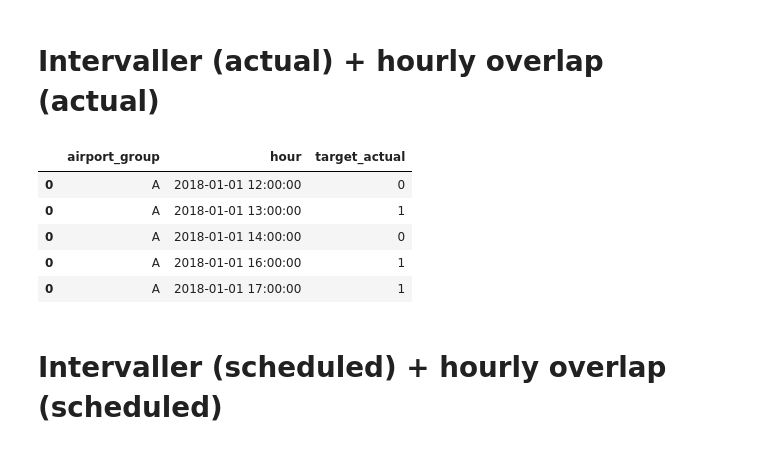
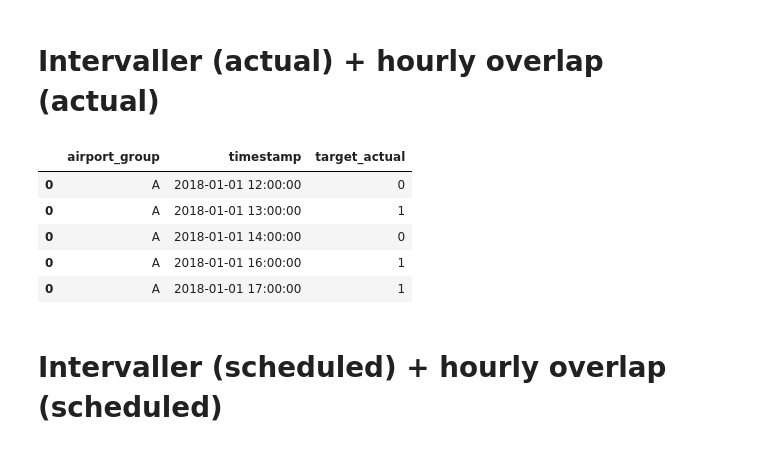
Before and after one commit to JakobBerg-Projects/avinor-ai, a Jupyter notebook: src/preprocessing.ipynb, the cells around one changed output. Drawn from its saved outputs; the diff is of its cells as text; code cells hidden in the pictures.

```diff
--- a/src/preprocessing.ipynb
+++ b/src/preprocessing.ipynb
@@ -49,6 +49,7 @@ def handle_wrong_times(df: pd.DataFrame) -> pd.DataFrame:
     print(f"Beholdt: {n2}")
 
     return df2
+
 def build_full_grid(df: pd.DataFrame, prediction:bool) -> pd.DataFrame:
     groups = pd.concat([df["dep_airport_group"], df["arr_airport_group"]]).dropna().unique()
     if prediction:
@@ -58,7 +59,7 @@ def build_full_grid(df: pd.DataFrame, prediction:bool) -> pd.DataFrame:
         tmin = pd.to_datetime(df[["std","sta","atd","ata"]].min(numeric_only=False).min()).floor("h")
         tmax = pd.to_datetime(df[["std","sta","atd","ata"]].max(numeric_only=False).max()).ceil("h")
     all_hours = pd.date_range(tmin, tmax, freq="h")
-    return pd.MultiIndex.from_product([groups, all_hours], names=["airport_group","hour"]).to_frame(index=False)
+    return pd.MultiIndex.from_product([groups, all_hours], names=["airport_group","timestamp"]).to_frame(index=False)
 
 def make_intervals(df: pd.DataFrame, actual: bool = True) -> pd.DataFrame:
     if actual:
@@ -98,11 +99,11 @@ def expand_to_hours(intervals: pd.DataFrame) -> pd.DataFrame:
         hour_end = row["end"].floor("h")
         hours = pd.date_range(hour_start, hour_end, freq="h")
         for h in hours:
-            rows.append({**row, "hour": h})
+            rows.append({**row, "timestamp": h})
     return pd.DataFrame(rows)
 
 def hourly_overlap_group(group: pd.DataFrame) -> pd.DataFrame:
-    hour = group["hour"].iloc[0]
+    hour = group["timestamp"].iloc[0]
     airport = group["airport_group"].iloc[0]
     events = []
     for _, row in group.iterrows():
@@ -115,7 +116,7 @@ def hourly_overlap_group(group: pd.DataFrame) -> pd.DataFrame:
         if active > 1:
             overlap = 1
             break
-    return pd.DataFrame([{"airport_group": airport, "hour": hour, "target": overlap}])
+    return pd.DataFrame([{"airport_group": airport, "timestamp": hour, "target": overlap}])
 
 
 
@@ -131,7 +132,7 @@ def make_hourly_features_from(intervals_any: pd.DataFrame) -> pd.DataFrame:
     else:
         df["airline"] = ""
 
-    feats = df.groupby(["airport_group", "hour"]).agg(
+    feats = df.groupby(["airport_group", "timestamp"]).agg(
         flights_cnt     = ("flight_id", "count"),
         avg_duration    = ("duration_min", "mean"),
         max_duration    = ("duration_min", "max"),
@@ -142,20 +143,25 @@ def make_hourly_features_from(intervals_any: pd.DataFrame) -> pd.DataFrame:
     ).reset_index()
 
     return feats
-
-    feats["dow"]     = feats["hour"].dt.dayofweek
-    feats["holiday"] = feats["hour"].apply(lambda x: x.date() in no_holidays)
-    feats["month"]   = feats["hour"].dt.month
-    feats["hournum"] = feats["hour"].dt.hour
+def add_time_features(feats: pd.DataFrame) -> pd.DataFrame:
+    feats["dow"]     = feats["timestamp"].dt.dayofweek
+    feats["holiday"] = feats["timestamp"].apply(lambda x: x.date() in no_holidays)
+    feats["month"]   = feats["timestamp"].dt.month
+    feats["hournum"] = feats["timestamp"].dt.hour
     feats["weekend"] = (feats["dow"] >= 5).astype(int)
 
-    feats["date"] = feats["hour"].dt.normalize()
+    feats["date"] = feats["timestamp"].dt.normalize()
 
     feats["daily_flights_cnt"] = feats.groupby(
         ["airport_group", "date"]
     )["flights_cnt"].transform("sum")
 
-    feats = feats.sort_values(["airport_group", "hour"])
+    feats = feats.sort_values(["airport_group", "timestamp"])
+
+    return feats
+
+def add_prev_next(feats: pd.DataFrame) -> pd.DataFrame:
+    feats = feats.sort_values(["airport_group", "timestamp"])
     feats["flights_cnt_prev"] = feats.groupby("airport_group")["flights_cnt"].shift(1)
     feats["flights_cnt_next"] = feats.groupby("airport_group")["flights_cnt"].shift(-1)
     feats[["flights_cnt_prev", "flights_cnt_next"]] = feats[["flights_cnt_prev", "flights_cnt_next"]].fillna(0).astype(int)
@@ -213,18 +205,18 @@ grid_pred=build_full_grid(df_pred, prediction=True)
 # %%
 intervals_actual = make_intervals(df, actual=True)
 intervals_actual_expanded = expand_to_hours(intervals_actual)
 
 
 hourly_actual = (
     intervals_actual_expanded
-    .groupby(["airport_group", "hour"], group_keys=False)
+    .groupby(["airport_group", "timestamp"], group_keys=False)
     .apply(hourly_overlap_group)
     .rename(columns={"target": "target_actual"})
 )
 
 hourly_actual.head()
 # %% [output]
-|  | airport_group | hour | target_actual |
+|  | airport_group | timestamp | target_actual |
 | 0 | A | 2018-01-01 12:00:00 | 0 |
 | 0 | A | 2018-01-01 13:00:00 | 1 |
 | 0 | A | 2018-01-01 14:00:00 | 0 |
```
Also changed, not shown: parts of 25 cells of this notebook, 3 other files.
